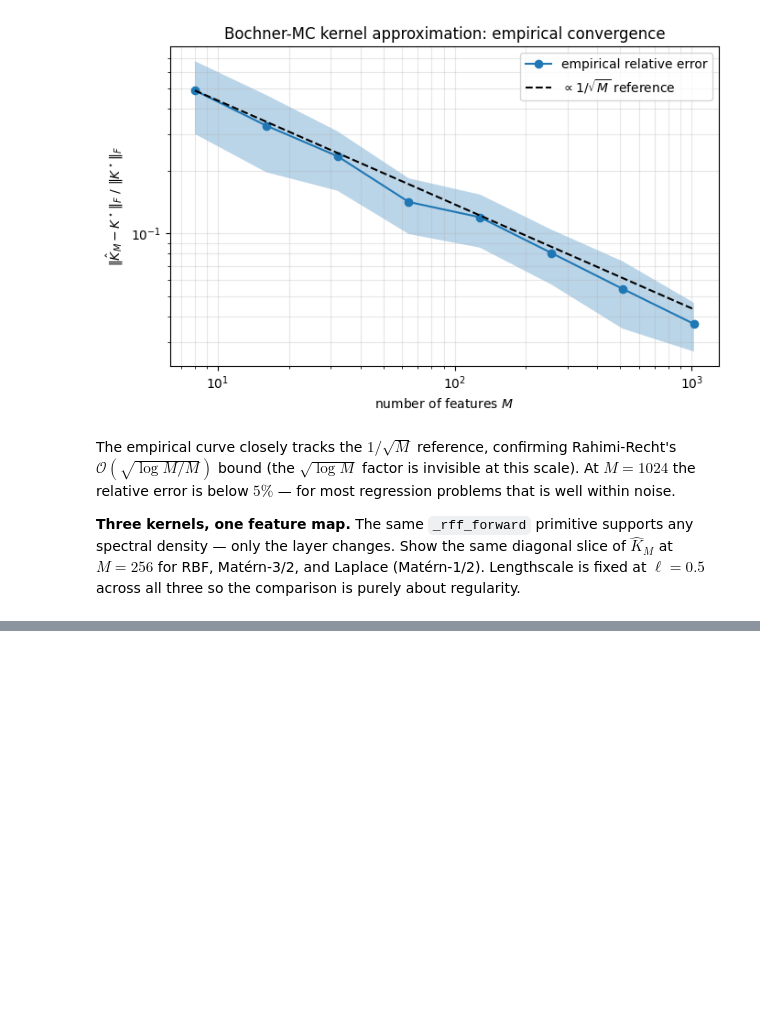
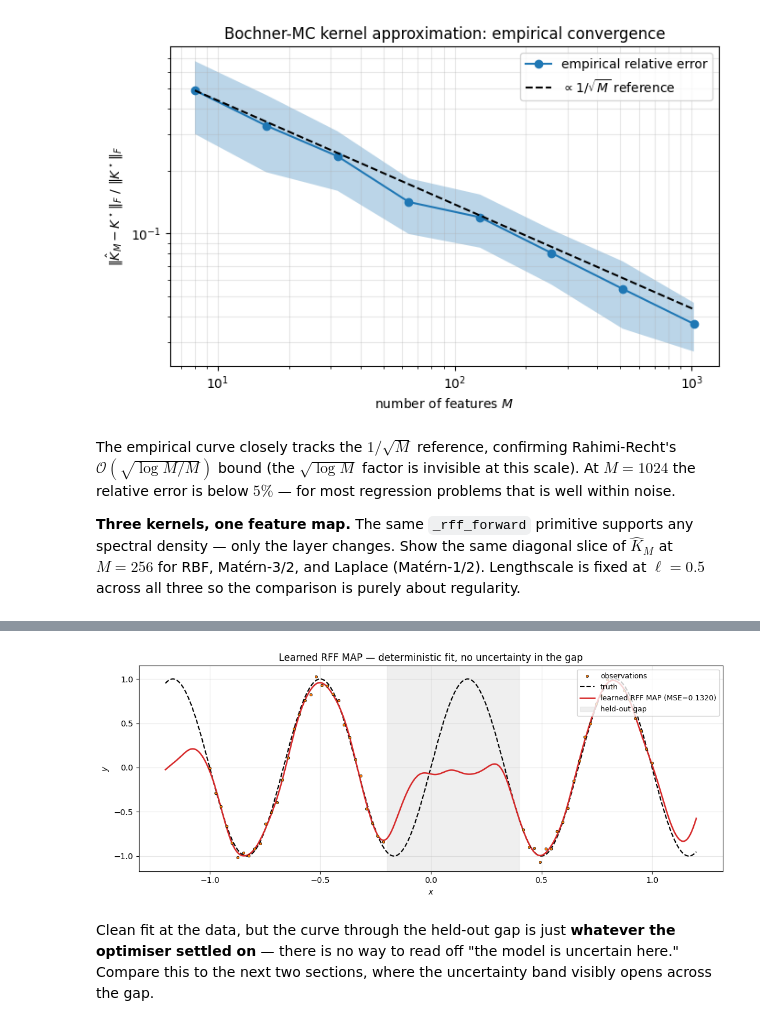
Before and after one commit to jejjohnson/pyrox, a Jupyter notebook: docs/notebooks/random_fourier_features.ipynb, the cells around one changed output, grey strips where cells are left out. Drawn from its saved outputs; the diff is of its cells as text; code cells hidden in the pictures; blank space fills up the shorter version.

```diff
--- a/docs/notebooks/random_fourier_features.ipynb
+++ b/docs/notebooks/random_fourier_features.ipynb
@@ -255,14 +242,15 @@ for i, M in enumerate(m_sweep):
     for j in range(n_repeats):
         phi = trace_rff_features(rff, x_grid, seed=int(j), lengthscale=LENGTHSCALE)
         K_hat = phi @ phi.T
-        errs[i, j] = float(jnp.linalg.norm(K_hat - K_exact) / jnp.linalg.norm(K_exact))
+        errs[i, j] = float(
+            jnp.linalg.norm(K_hat - K_exact) / jnp.linalg.norm(K_exact)
+        )
 
 fig, ax = plt.subplots(figsize=(7, 4.5))
 mean_err = errs.mean(axis=1)
 std_err = errs.std(axis=1)
 ax.loglog(m_sweep, mean_err, "o-", label="empirical relative error")
 ax.fill_between(m_sweep, mean_err - std_err, mean_err + std_err, alpha=0.3)
-# Theoretical 1/sqrt(M) reference, anchored at the first data point
 ref = mean_err[0] * np.sqrt(m_sweep[0]) / np.sqrt(m_sweep)
 ax.loglog(m_sweep, ref, "k--", label=r"$\propto 1/\sqrt{M}$ reference")
 ax.set_xlabel("number of features $M$")
@@ -997,0 +405,18 @@ The grey individual-member traces are the SSGP draws — each is a finite-featur
+# %%
+N_OBS, NOISE_STD = 80, 0.05
+x_full = jnp.linspace(-1.0, 1.0, N_OBS)
+mask = (x_full < -0.2) | (x_full > 0.4)
+x_obs = x_full[mask].reshape(-1, 1)
+y_obs = jnp.sin(3.0 * jnp.pi * x_obs[:, 0]) + NOISE_STD * jr.normal(
+    jr.PRNGKey(2), x_obs.shape[0:1]
+)
+
+x_test = jnp.linspace(-1.2, 1.2, 400).reshape(-1, 1)
+y_truth = jnp.sin(3.0 * jnp.pi * x_test[:, 0])
+
+M_FEAT = 64
+LENGTHSCALE_INIT = 0.3
+TARGET_OMEGA = 3.0 * jnp.pi
+print(f"target frequency: ω⋆ = 3π ≈ {float(TARGET_OMEGA):.2f}")
+print(f"prior bandwidth at ℓ={LENGTHSCALE_INIT}: 1/ℓ ≈ {1.0/LENGTHSCALE_INIT:.2f}")
+print(f"observation count: N = {x_obs.shape[0]}, gap removed from x ∈ (-0.2, 0.4)")
@@ -997,0 +503,17 @@ The grey individual-member traces are the SSGP draws — each is a finite-featur
+# %%
+fig, ax = plt.subplots(figsize=(11, 4.5))
+ax.scatter(x_obs[:, 0], y_obs, s=10, color="C1", edgecolors="k",
+           linewidths=0.5, label="observations", zorder=5)
+ax.plot(x_test[:, 0], y_truth, "k--", linewidth=1.5, label="truth")
+ax.plot(x_test[:, 0], y_pred_map, "C3", linewidth=1.8,
+        label=f"learned RFF MAP (MSE={mse_map:.4f})")
+ax.axvspan(-0.2, 0.4, color="0.85", alpha=0.4, label="held-out gap")
+ax.set_xlabel("$x$"); ax.set_ylabel("$y$")
+ax.set_title("Learned RFF MAP — deterministic fit, no uncertainty in the gap")
+ax.grid(True, alpha=0.3); ax.legend(loc="upper right", fontsize=9)
+plt.tight_layout()
+plt.show()
+# %% [output]
+[figure, added]
+# %% [markdown]
+Clean fit at the data, but the curve through the held-out gap is just **whatever the optimiser settled on** — there is no way to read off "the model is uncertain here." Compare this to the next two sections, where the uncertainty band visibly opens across the gap.
```
Also changed, not shown: parts of 56 cells of this notebook, 1 other file.
